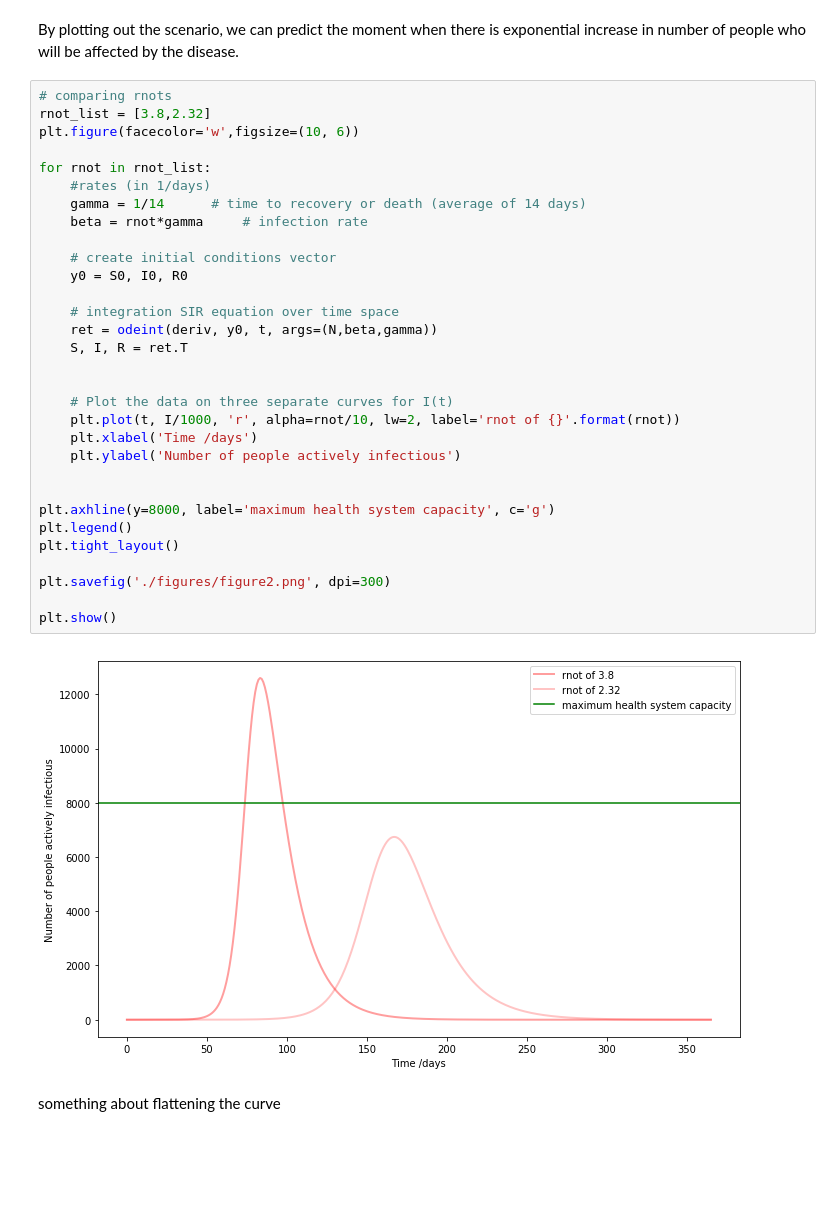
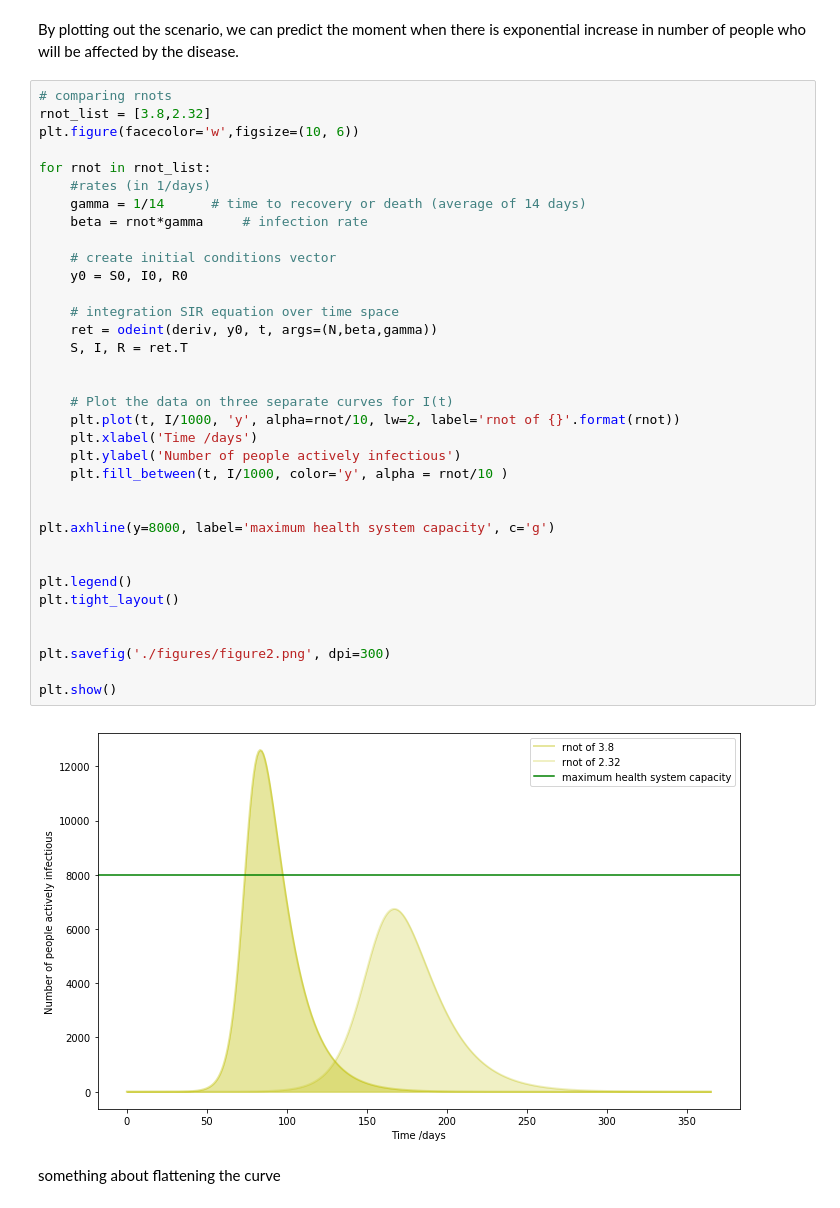
Before and after one commit to ericphamhung/covid-19, a Jupyter notebook: Main-ncov.ipynb, the cells around one changed output. Cells and saved outputs as stored; diff of their text form; blank space fills up the shorter version.

```diff
--- a/Main-ncov.ipynb
+++ b/Main-ncov.ipynb
@@ -118,35 +118,39 @@ By plotting out the scenario, we can predict the moment when there is exponentia
 # comparing rnots
 rnot_list = [3.8,2.32]
 plt.figure(facecolor='w',figsize=(10, 6))
 
 for rnot in rnot_list:
     #rates (in 1/days)
     gamma = 1/14      # time to recovery or death (average of 14 days)
     beta = rnot*gamma     # infection rate
 
     # create initial conditions vector
     y0 = S0, I0, R0
 
     # integration SIR equation over time space
     ret = odeint(deriv, y0, t, args=(N,beta,gamma))
     S, I, R = ret.T
 
 
     # Plot the data on three separate curves for I(t)
-    plt.plot(t, I/1000, 'r', alpha=rnot/10, lw=2, label='rnot of {}'.format(rnot))
+    plt.plot(t, I/1000, 'y', alpha=rnot/10, lw=2, label='rnot of {}'.format(rnot))
     plt.xlabel('Time /days')
     plt.ylabel('Number of people actively infectious')
+    plt.fill_between(t, I/1000, color='y', alpha = rnot/10 )
 
 
 plt.axhline(y=8000, label='maximum health system capacity', c='g')
+
+
 plt.legend()
 plt.tight_layout()
+
 
 plt.savefig('./figures/figure2.png', dpi=300)
 
 plt.show()
 # %% [output]
-[figure, old version]
+[figure, new version]
 # %% [markdown]
 something about flattening the curve
 # %%
```
Also changed, not shown: parts of 11 cells of this notebook, 26 other files.
